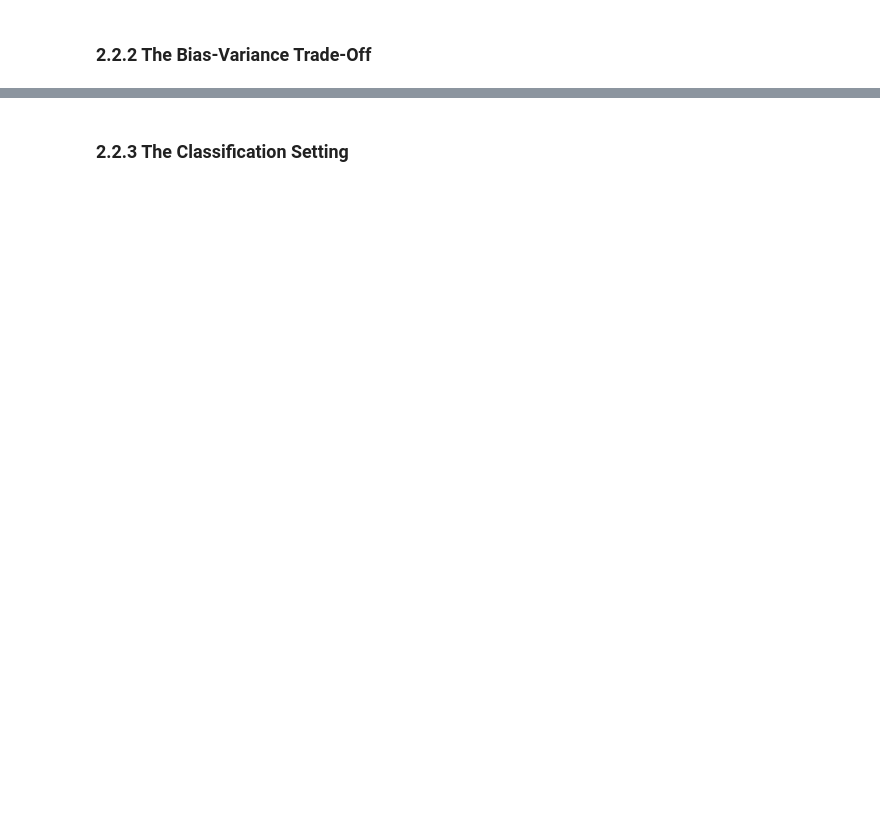
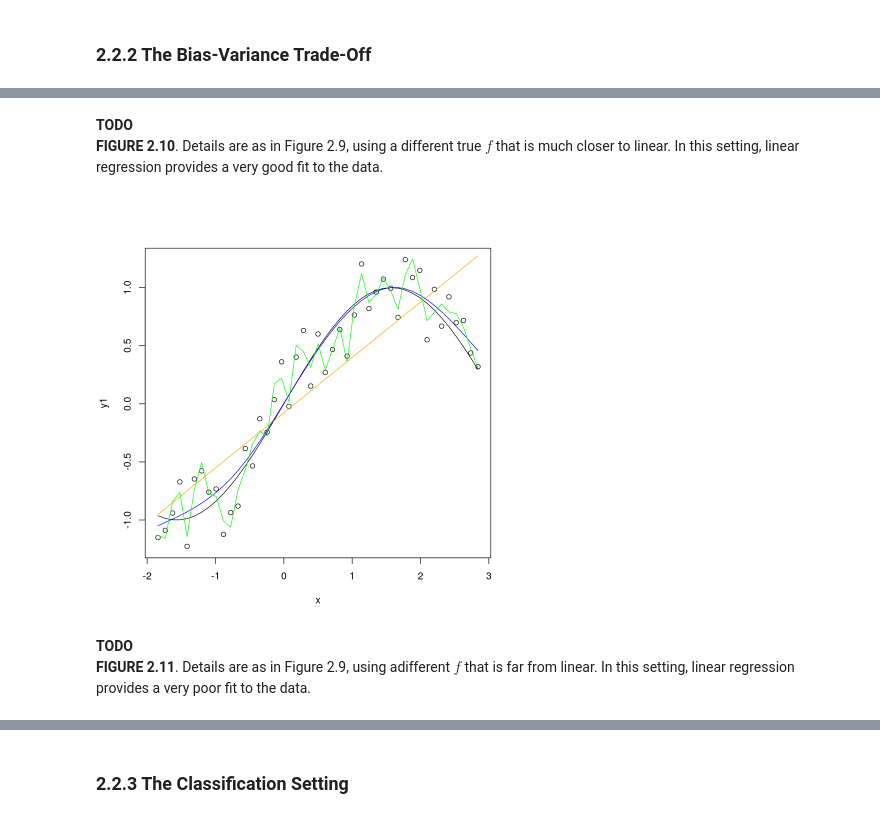
Before and after one commit to jbennett7/StatisticalLearning, a Jupyter notebook: 02 Statistical Learning/01 Definitions.ipynb, the cells around one changed output, grey strips where cells are left out. Cells and saved outputs as stored; diff of their text form; code cells hidden in the pictures; blank space fills up the shorter version.

```diff
--- a/02 Statistical Learning/01 Definitions.ipynb
+++ b/02 Statistical Learning/01 Definitions.ipynb
@@ -126,0 +215,29 @@ the average squared prediction error for these test observations $(x_0, y_0)$. W
+# %% [markdown]
+__TODO__
+__FIGURE 2.10__. Details are as in Figure 2.9, using a different true $f$ that is much closer to linear. In this setting, linear regression provides a very good fit to the data.
+# %%
+require(splines)
+n <- 45
+xlim <- c((-pi+1.3),(pi-.3))
+x <- seq(xlim[1],xlim[2], length.out=n)
+
+set.seed(1)
+y1 <- jitter(sin(x),amount=.4)
+lm.fit <- lm(y1 ~ x)
+ns4.fit <- lm(y1 ~ ns(x, df = 4))
+ns8.fit <- lm(y1 ~ ns(x, df = 32))
+lm.pred <- predict(lm.fit, newdata = list(X = x), se = T)
+ns4.pred <- predict(ns4.fit, newdata = list(X = x), se = T)
+ns8.pred <- predict(ns8.fit, newdata = list(X = x), se = T)
+
+plot(x,y1)
+lines(x,sin(x))
+lines(x, lm.pred$fit, col="orange")
+lines(x, ns4.pred$fit, col="blue")
+lines(x, ns8.pred$fit, col="green")
+rm(list=ls())
+# %% [output]
+[figure, added]
+# %% [markdown]
+__TODO__
+__FIGURE 2.11__. Details are as in Figure 2.9, using adifferent $f$ that is far from linear. In this setting, linear regression provides a very poor fit to the data.
```
Also changed, not shown: parts of 36 cells of this notebook, 2 other files.
